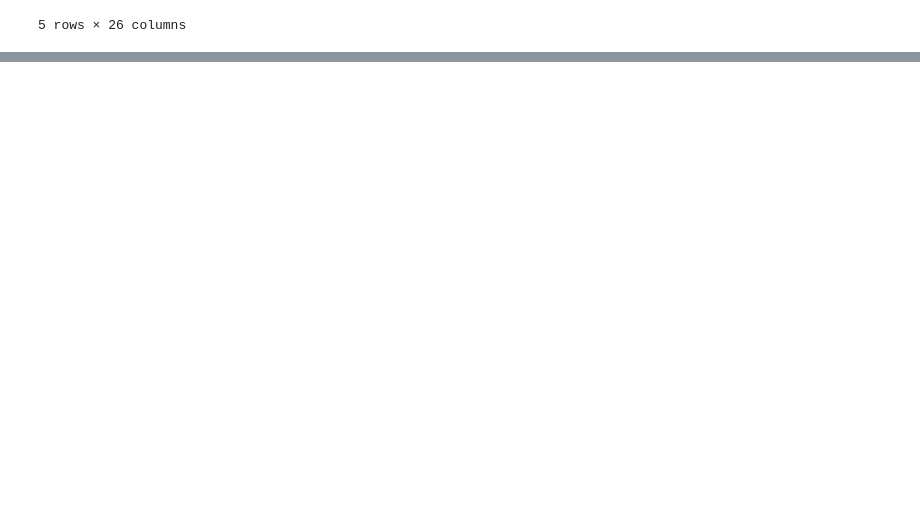
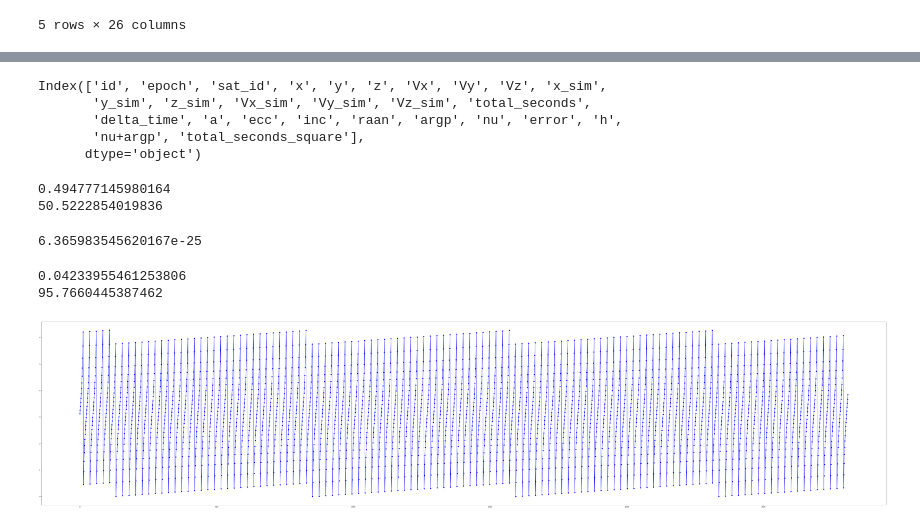
Before and after one commit to KirillRuSS/IDAO-2020, a Jupyter notebook: IDAO-2020-predictions.ipynb, the cells around one changed output, grey strips where cells are left out. Drawn from its saved outputs; the diff is of its cells as text; code cells hidden in the pictures; blank space fills up the shorter version.

```diff
--- a/IDAO-2020-predictions.ipynb
+++ b/IDAO-2020-predictions.ipynb
@@ -173,0 +235,75 @@ See the caveats in the documentation: http://pandas.pydata.org/pandas-docs/stabl
+# %%
+d = sat_list[555]['d']
+d.columns
+# %% [output]
+Index(['id', 'epoch', 'sat_id', 'x', 'y', 'z', 'Vx', 'Vy', 'Vz', 'x_sim',
+       'y_sim', 'z_sim', 'Vx_sim', 'Vy_sim', 'Vz_sim', 'total_seconds',
+       'delta_time', 'a', 'ecc', 'inc', 'raan', 'argp', 'nu', 'error', 'h',
+       'nu+argp', 'total_seconds_square'],
+      dtype='object')
+# %%
+satellite_true_values = d[real_columns].to_numpy()
+satellite_predicted_values = d[sim_columns].to_numpy()
+
+print(metrics.smape(satellite_predicted_values, satellite_true_values))
+print(metrics.score(satellite_predicted_values, satellite_true_values))
+# %% [output]
+0.494777145980164
+50.5222854019836
+# %%
+pd.options.mode.chained_assignment = None
+d=d.iloc[:2000]
+d.loc[:,'total_seconds_square'] = d['total_seconds']**2
+x = d[['total_seconds', 'total_seconds_square']]
+y = d[['a', 'ecc', 'inc', 'raan', 'argp']]
+
+reg = LinearRegression().fit(x, y)
+mean_squared_error(y, reg.predict(x))
+# %% [output]
+6.365983545620167e-25
+# %%
+d = sat_list[555]['d'][2000:]
+
+d.loc[:,'total_seconds_square'] = d['total_seconds']**2
+X = np.array(d[['total_seconds', 'total_seconds_square']])
+
+delta_time = d.delta_time.iloc[0]
+p = np.array(d[['a', 'ecc', 'inc', 'raan', 'argp', 'nu']])[0]
+# %%
+p = np.array(d[['a', 'ecc', 'inc', 'raan', 'argp', 'nu']])[0]
+result = [d.iloc[0, 3:9]]
+nu_list = []
+
+for x in X:
+    ss = get_orbit_from_orbital_elements(p, 0)
+    result.append(get_vectors_from_orbit(ss, delta_time))
+
+    nu = ss.propagate(delta_time * u.s).nu.to_value()#+p[-2]
+    p = reg.predict([x])[0]
+    p = np.append(p, nu)#-p[-1])
+    nu_list.append(nu)
+result = np.array(result)[:-1]
+# %%
+satellite_true_values = d[real_columns].to_numpy()
+satellite_predicted_values = result
+
+print(metrics.smape(satellite_predicted_values, satellite_true_values))
+print(metrics.score(satellite_predicted_values, satellite_true_values))
+# %% [output]
+0.04233955461253806
+95.7660445387462
+# %%
+plt.figure(figsize = (90, 20))
+
+x = d['total_seconds']
+
+y = d['x']
+#plt.plot(x,y, '-go')
+
+y = nu_list
+plt.plot(y, '-bo')
+
+
+plt.show()
+# %% [output]
+[figure, added]
```
Also changed, not shown: parts of 9 cells of this notebook, 3 other files.
